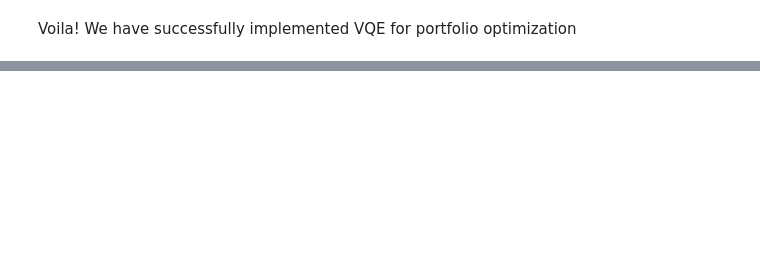
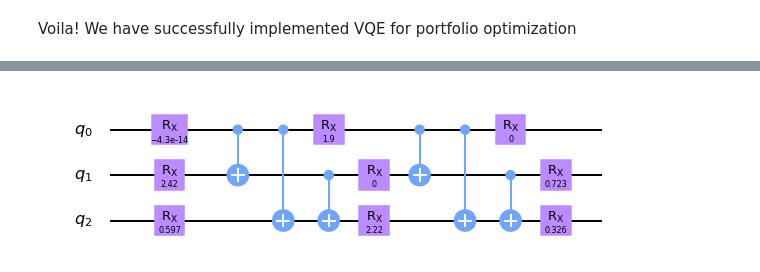
Before and after one commit to rochisha0/stock-picking, a Jupyter notebook: VQE for portfolio optimization.ipynb, the cells around one changed output, grey strips where cells are left out. Saved outputs shown, nothing was run; the diff lists cells and outputs as text; code cells hidden in the pictures; blank space fills up the shorter version.

```diff
--- a/VQE for portfolio optimization.ipynb
+++ b/VQE for portfolio optimization.ipynb
@@ -317,0 +320,23 @@ H.print_details()
+# %%
+from qiskit import QuantumCircuit
+
+circ = QuantumCircuit(3)
+circ.rx(params[0], 0)
+circ.rx(params[1], 1)
+circ.rx(params[2], 2)
+circ.cx(0,1)
+circ.cx(0,2)
+circ.cx(1,2)
+circ.rx(params[3], 0)
+circ.rx(params[4], 1)
+circ.rx(params[5], 2)
+circ.cx(0,1)
+circ.cx(0,2)
+circ.cx(1,2)
+circ.rx(params[6], 0)
+circ.rx(params[7], 1)
+circ.rx(params[8], 2)
+
+circ.draw('mpl')
+# %% [output]
+[figure, added]
```
Also changed, not shown: parts of 13 cells of this notebook, 3 other files.
